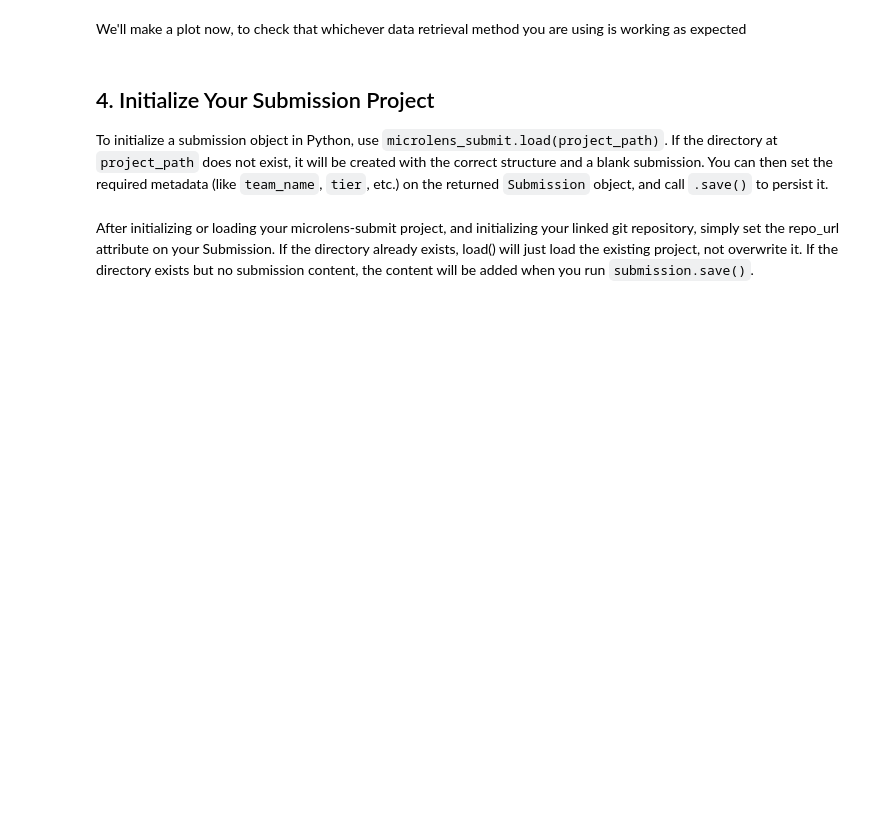
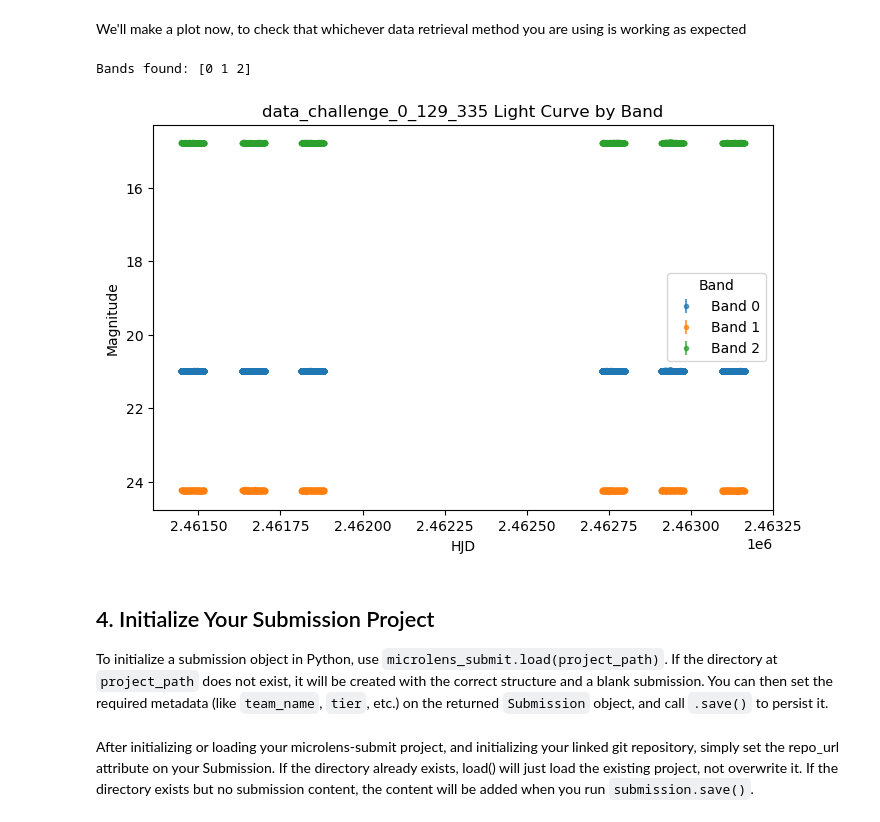
Before and after one commit to AmberLee2427/data-challenge-notebooks, a Jupyter notebook: AAS Workshop/Session A: Nexus/Nexus_Workflow.ipynb, the cells around one changed output. Drawn from its saved outputs; the diff is of its cells as text; code cells hidden in the pictures; blank space fills up the shorter version.

```diff
--- a/AAS Workshop/Session A: Nexus/Nexus_Workflow.ipynb
+++ b/AAS Workshop/Session A: Nexus/Nexus_Workflow.ipynb
@@ -114,55 +146,75 @@ lc_data = pd.read_csv(DATA_URI, sep=r'\s+', comment='#', header=0)
+# %%
+# This cell standardized the dataframe keys. You have our sincere apologies for any confusion this causes
+keys = {}
+
+if TIER in ["Experienced", "Beginner"]:
+    keys["time"] = "bjd"
+    keys["flux"] = None  # not provided in the Experienced and Beginner Tiers
+    keys["flux_err"] = None  # not provided in the Experienced and Beginner
+    keys["band"] = "filt"
+elif TIER == "test":
+    keys["time"] = "BJD"
+    keys["flux"] = "measured_relative_flux"
+    keys["flux_err"] = "measured_relative_flux_error"
+    keys["band"] = "observatory_code"
 # %% [markdown]
 We'll make a plot now, to check that whichever data retrieval method you are using is working as expected
 # %%
-# Get unique bands (`observatory_code`)
-bands = np.sort(np.unique(lc_data['observatory_code']))
+# Get unique bands (`observatory_code` or `filt`)
+bands = np.sort(np.unique(lc_data[keys["band"]].to_numpy()))
 print(f"Bands found: {bands}")
 
 # calculate magnitude
-def gulls_flux_to_mag(df, fs, Obssrcmag, bands):
+def gulls_flux_to_mag(df, fs, Obssrcmag, bands, keys):
     """Calculate mag and mag_err for Gulls lightcurves (baseline-relative flux)."""
     # gulls uses a relative flux such that baseline is always 1 and the flux-system zeropoint changes for each event
-    f    = df["measured_relative_flux"].to_numpy()
-    ferr = df["measured_relative_flux_error"].to_numpy()
-    obs  = df["observatory_code"].to_numpy()
+    df = df.copy()
 
-    # Per-band zero-point (fs and Obssrcmag must be aligned with `bands` order)
-    m0_per_band = 2.5 * np.log10(fs) + Obssrcmag
-    m0_map = dict(zip(bands, m0_per_band))
+    if keys["flux"] is not None and keys["flux_err"] is not None: # only true for the "test" tier data
+        f    = df[keys["flux"]].to_numpy()
+        ferr = df[keys["flux_err"]].to_numpy()
+        obs  = df[keys["band"]].to_numpy()
 
-    # Map each row's band -> m0
-    m0 = np.vectorize(m0_map.get)(obs)
+        # Per-band zero-point (fs and Obssrcmag must be aligned with `bands` order)
+        m0_per_band = 2.5 * np.log10(fs) + Obssrcmag
+        m0_map = dict(zip(bands, m0_per_band))
 
-    # Magnitude + error propagation
-    mag = m0 - 2.5 * np.log10(f)
-    mag_err = (2.5 / np.log(10.0)) * (ferr / f)
+        # Map each row's band -> m0
+        m0 = np.vectorize(m0_map.get)(obs)
 
-    df = df.copy()
-    df["mag"] = mag
-    df["mag_err"] = mag_err
+        # Magnitude + error propagation
+        mag = m0 - 2.5 * np.log10(f)
+        mag_err = (2.5 / np.log(10.0)) * (ferr / f)
+
+        df["mag"] = mag
+        df["mag_err"] = mag_err
     return df
+
 
 # from the data file comments we know that: #fs:
 fs = np.array([0.0858942, 0.991581, 0.000266992])
 Obssrcmag = np.array([23.6466, 24.2485, 23.7078])
 
-lc_data = gulls_flux_to_mag(lc_data, fs, Obssrcmag, bands)
+lc_data = gulls_flux_to_mag(lc_data, fs, Obssrcmag, bands, keys)
 
 # Plot each band separately
 plt.figure(figsize=(8, 5))
 for band in bands:
-    mask = lc_data["observatory_code"] == band
+    mask = lc_data[keys["band"]] == band
     plt.errorbar(
-        lc_data["BJD"][mask], lc_data["mag"][mask], yerr=lc_data["mag_err"][mask],
+        lc_data[keys["time"]][mask], lc_data["mag"][mask], yerr=lc_data["mag_err"][mask],
         fmt=".", label=f"Band {band}", alpha=0.7
     )
 
 plt.gca().invert_yaxis()
 plt.title(f"{EVENT_ID} Light Curve by Band")
 plt.xlabel("HJD")
 plt.ylabel("Magnitude")
 plt.legend(title="Band")
 plt.show()
+# %% [output]
+Bands found: [0 1 2]
+[figure, added]
 # %% [markdown]
 ## 4. Initialize Your Submission Project
 
```
Also changed, not shown: parts of 26 cells of this notebook, 2 other files.
